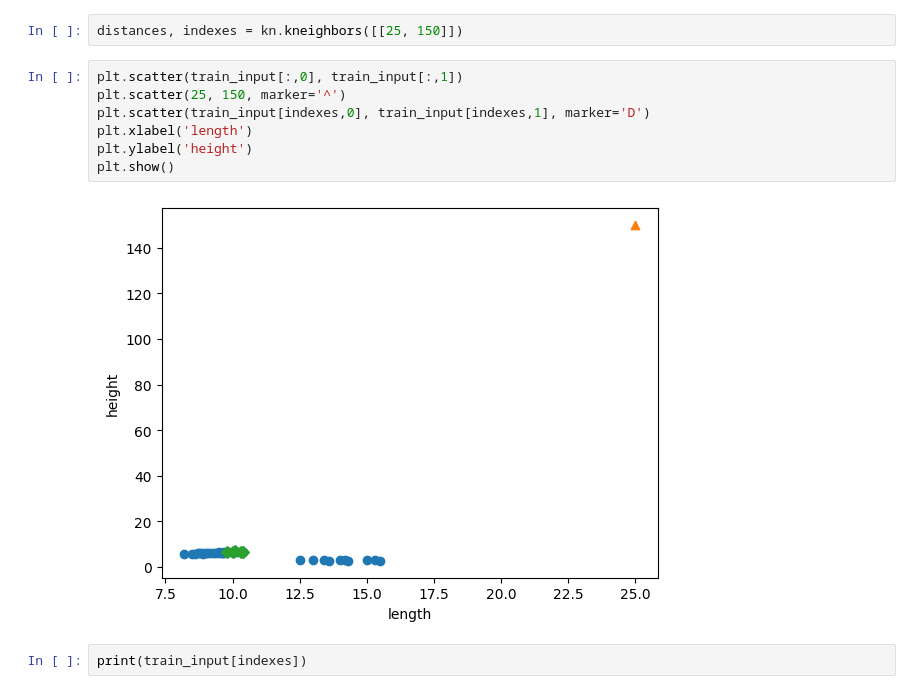
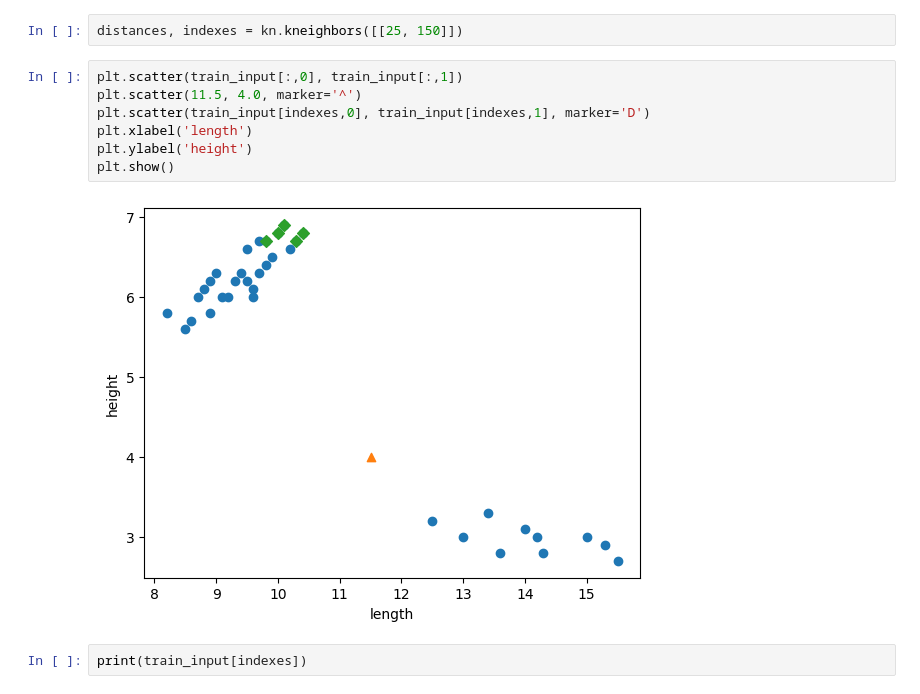
Before and after one commit to rlaguswl25808134-source/AID-MLB, a Jupyter notebook: 2-2.ipynb, the cells around one changed output. Cells and saved outputs as stored; diff of their text form.

```diff
--- a/2-2.ipynb
+++ b/2-2.ipynb
@@ -95,13 +95,13 @@ plt.show()
 distances, indexes = kn.kneighbors([[25, 150]])
 # %%
 plt.scatter(train_input[:,0], train_input[:,1])
-plt.scatter(25, 150, marker='^')
+plt.scatter(11.5, 4.0, marker='^')
 plt.scatter(train_input[indexes,0], train_input[indexes,1], marker='D')
 plt.xlabel('length')
 plt.ylabel('height')
 plt.show()
 # %% [output]
-[figure, old version]
+[figure, new version]
 # %%
 print(train_input[indexes])
 # %% [output]
```
Also changed, not shown: parts of 1 cell of this notebook.
